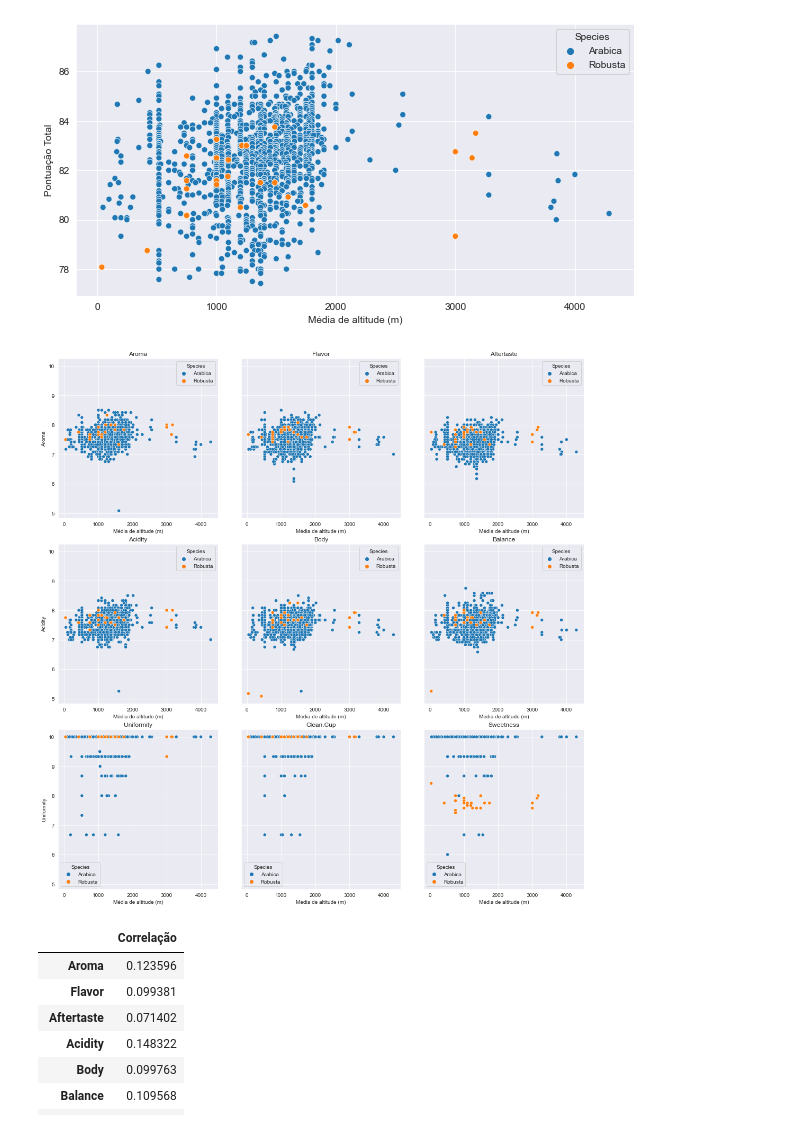
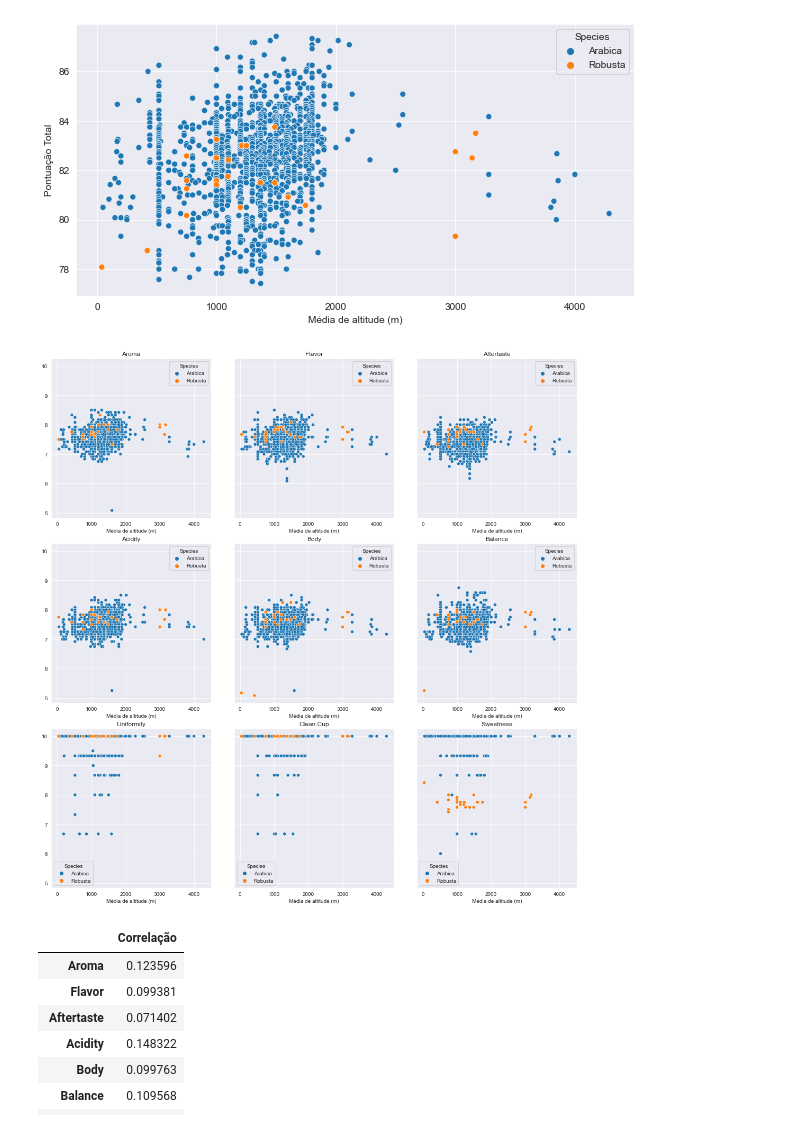
Before and after one commit to fernandadefalco/projeto-moduloIV, a Jupyter notebook: projeto_4.ipynb, the cells around one changed output. Saved outputs shown, nothing was run; the diff lists cells and outputs as text; code cells hidden in the pictures.

```diff
--- a/projeto_4.ipynb
+++ b/projeto_4.ipynb
@@ -290,16 +294,16 @@ df_measures = df_coffee[['Aroma','Flavor', 'Aftertaste', 'Acidity', 'Body', 'Bal
 # %%
 fig, ax = plt.subplots(3, 3, figsize=(15,15), sharey=True)
 sns.set_style("darkgrid")
 fig.tight_layout(pad=3)
 
 y  = 0
 for coluna in df_measures.columns:
     i, j = divmod(y, 3)
     sns.scatterplot(data = df_altitude, x = 'altitude_mean_meters', y = coluna, hue=df_altitude['Species'], ax=ax[i,j]);
-    ax[i,j].set(title=coluna, xlabel= 'Média de altitude (m)', ylabel=coluna)
+    ax[i,j].set(title=coluna, xlabel= 'Média de altitude (m)', ylabel=None)
     y += 1
 # %% [output]
-[figure, old version]
+[figure, new version]
 # %%
 lista = [np.corrcoef(df_altitude[coluna], df_altitude['altitude_mean_meters'])[0,1] for coluna in df_measures.columns]
 corr_alt_parametros = pd.DataFrame(lista, df_measures.columns)
```
Also changed, not shown: parts of 22 cells of this notebook.
